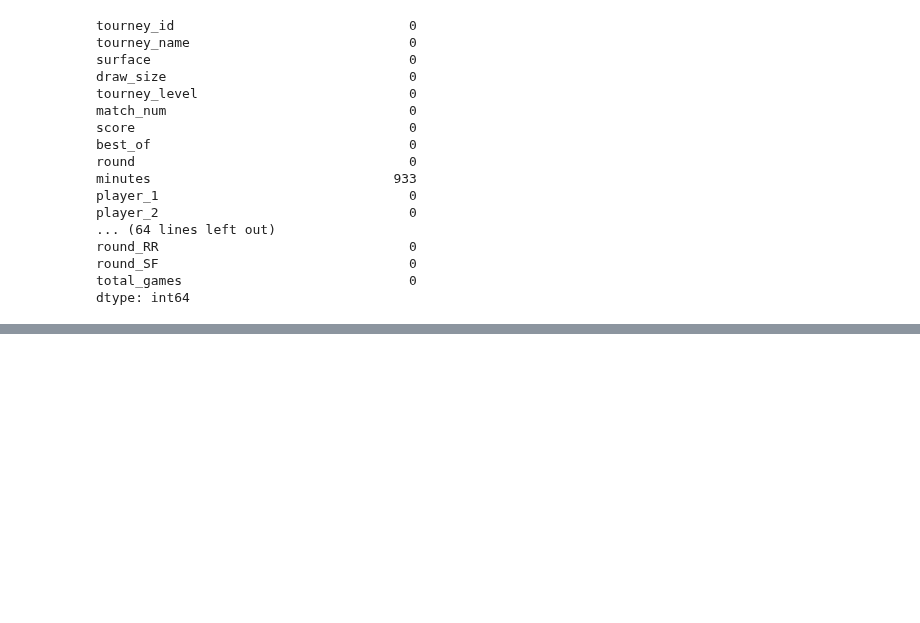
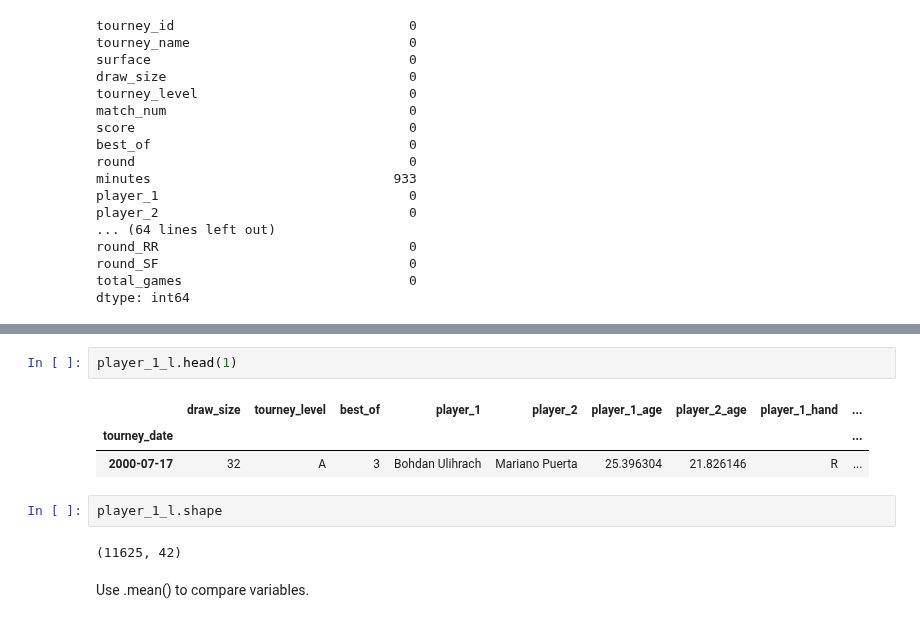
Before and after one commit to Racket-Science/Tennis-Match-Predictions, a Jupyter notebook: Notebooks/Whitaker_Working_Notebook.ipynb, the cells around one changed output, grey strips where cells are left out. Cells and saved outputs as stored; diff of their text form; blank space fills up the shorter version.

```diff
--- a/Notebooks/Whitaker_Working_Notebook.ipynb
+++ b/Notebooks/Whitaker_Working_Notebook.ipynb
@@ -393,0 +415,12 @@ To identify features to use in modeling, separate the groups by wins / losses an
+# %%
+player_1_l.head(1)
+# %% [output]
+|  | draw_size | tourney_level | best_of | player_1 | player_2 | player_1_age | player_2_age | player_1_hand | ... |
+| tourney_date |  |  |  |  |  |  |  |  | ... |
+| 2000-07-17 | 32 | A | 3 | Bohdan Ulihrach | Mariano Puerta | 25.396304 | 21.826146 | R | ... |
+# %%
+player_1_l.shape
+# %% [output]
+(11625, 42)
+# %% [markdown]
+Use .mean() to compare variables.
```
Also changed, not shown: parts of 40 cells of this notebook.
